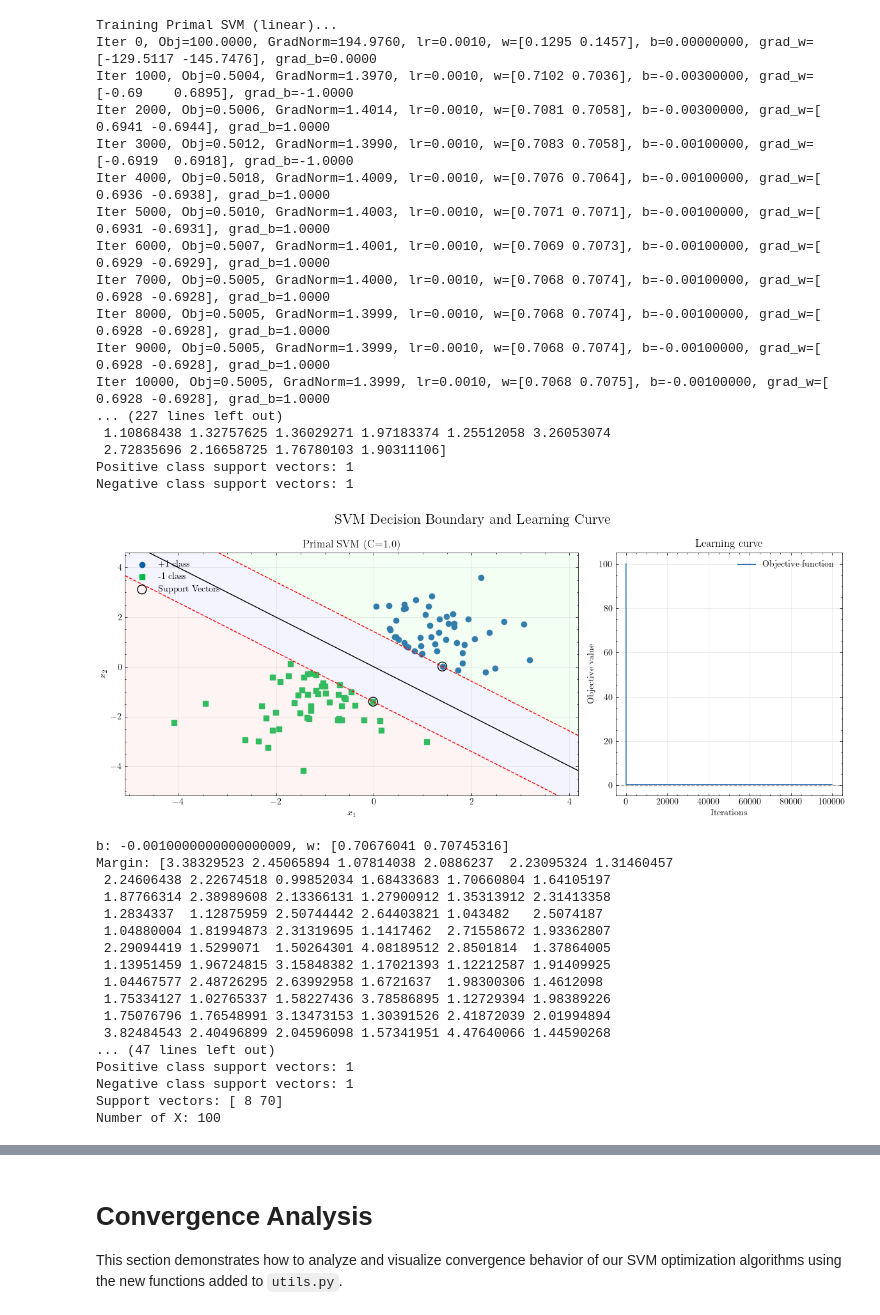
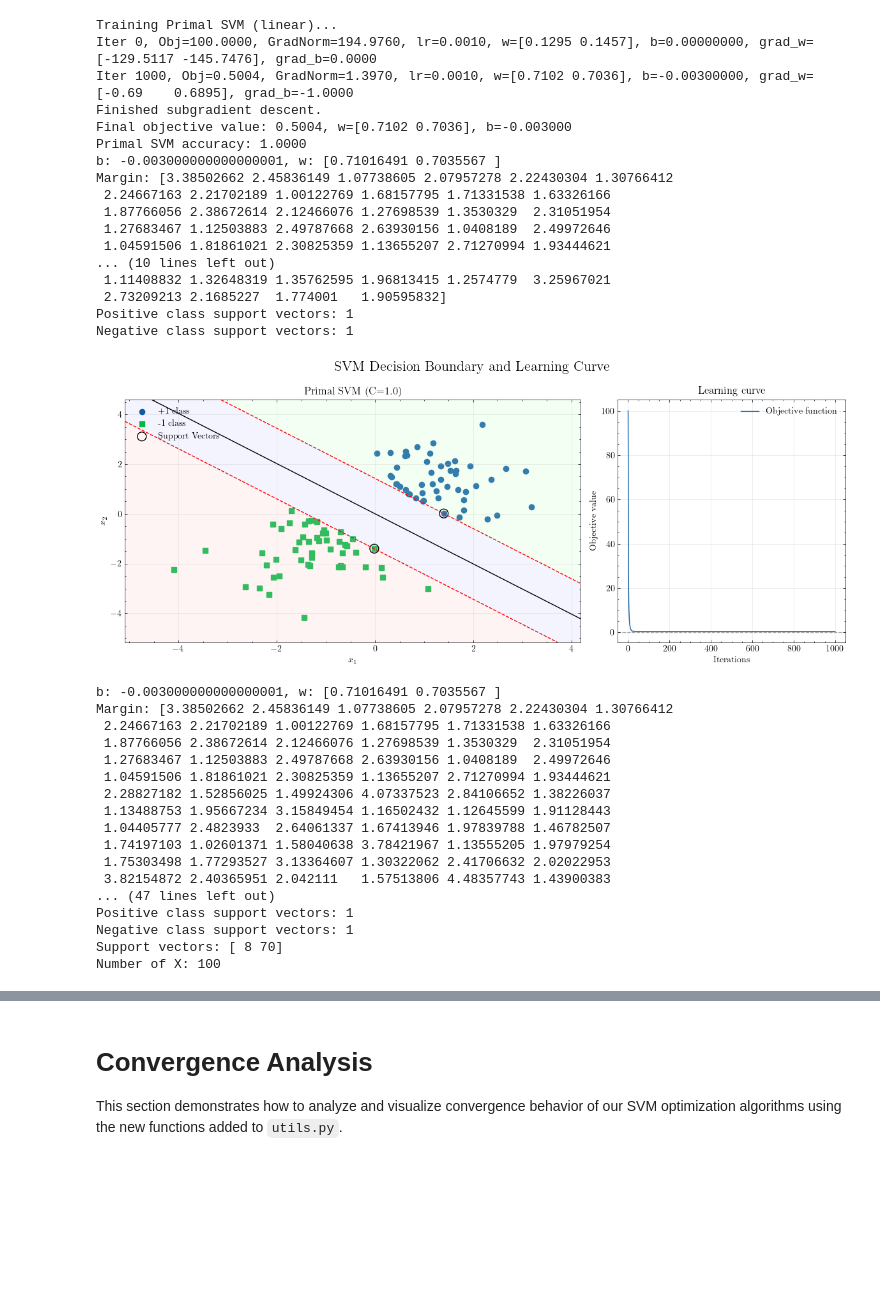
Before and after one commit to TrymSaether/svm-classifier, a Jupyter notebook: svm/demo.ipynb, the cells around one changed output, grey strips where cells are left out. Drawn from its saved outputs; the diff is of its cells as text; code cells hidden in the pictures; blank space fills up the shorter version.

```diff
--- a/svm/demo.ipynb
+++ b/svm/demo.ipynb
@@ -14,53 +14,56 @@ except ImportError:
     print("scienceplots not found, using default matplotlib style.")
     plt.style.use('default')
 # %%
+max_iter = 1000
+tol = 1e-3
+
 # Example usage for both models (uses test_linear function)
 X, y = make_toy_data(n=100, random_state=42)
 # %%
 # Linear SVM - primal formulation
 print("Training Primal SVM (linear)...")
-primal_model = PrimalSVM(C=1.00, max_iter=100_000, tol=1e-12, lr=1e-3, bb_steps=True, verbose=True)
+primal_model = PrimalSVM(C=1.00, max_iter=max_iter, tol=1e-12, lr=1e-3, bb_steps=True, verbose=True)
 primal_model.fit(X, y)
 primal_accuracy = primal_model.score(X, y)
 print(f"Primal SVM accuracy: {primal_accuracy:.4f}")
 plot_decision_boundary_2D(primal_model, X, y, title=f"Primal SVM (C={primal_model.C})",save_path="../figures/primal_svm.png")
 
 primal_model.get_support_vectors()
 print(f"Number of support vectors: {len(primal_model.get_support_vectors())}")
 print(f"Support vectors: {primal_model.get_support_vectors()}")
 primal_model.b
 print(f"Number of X: {len(X)}")
 # %% [output]
 Training Primal SVM (linear)...
 Iter 0, Obj=100.0000, GradNorm=194.9760, lr=0.0010, w=[0.1295 0.1457], b=0.00000000, grad_w=[-129.5117 -145.7476], grad_b=0.0000
 Iter 1000, Obj=0.5004, GradNorm=1.3970, lr=0.0010, w=[0.7102 0.7036], b=-0.00300000, grad_w=[-0.69    0.6895], grad_b=-1.0000
-Iter 2000, Obj=0.5006, GradNorm=1.4014, lr=0.0010, w=[0.7081 0.7058], b=-0.00300000, grad_w=[ 0.6941 -0.6944], grad_b=1.0000
-Iter 3000, Obj=0.5012, GradNorm=1.3990, lr=0.0010, w=[0.7083 0.7058], b=-0.00100000, grad_w=[-0.6919  0.6918], grad_b=-1.0000
-Iter 4000, Obj=0.5018, GradNorm=1.4009, lr=0.0010, w=[0.7076 0.7064], b=-0.00100000, grad_w=[ 0.6936 -0.6938], grad_b=1.0000
-Iter 5000, Obj=0.5010, GradNorm=1.4003, lr=0.0010, w=[0.7071 0.7071], b=-0.00100000, grad_w=[ 0.6931 -0.6931], grad_b=1.0000
-Iter 6000, Obj=0.5007, GradNorm=1.4001, lr=0.0010, w=[0.7069 0.7073], b=-0.00100000, grad_w=[ 0.6929 -0.6929], grad_b=1.0000
-Iter 7000, Obj=0.5005, GradNorm=1.4000, lr=0.0010, w=[0.7068 0.7074], b=-0.00100000, grad_w=[ 0.6928 -0.6928], grad_b=1.0000
-Iter 8000, Obj=0.5005, GradNorm=1.3999, lr=0.0010, w=[0.7068 0.7074], b=-0.00100000, grad_w=[ 0.6928 -0.6928], grad_b=1.0000
-Iter 9000, Obj=0.5005, GradNorm=1.3999, lr=0.0010, w=[0.7068 0.7074], b=-0.00100000, grad_w=[ 0.6928 -0.6928], grad_b=1.0000
-Iter 10000, Obj=0.5005, GradNorm=1.3999, lr=0.0010, w=[0.7068 0.7075], b=-0.00100000, grad_w=[ 0.6928 -0.6928], grad_b=1.0000
-... (227 lines left out)
- 1.10868438 1.32757625 1.36029271 1.97183374 1.25512058 3.26053074
- 2.72835696 2.16658725 1.76780103 1.90311106]
+Finished subgradient descent.
+Final objective value: 0.5004, w=[0.7102 0.7036], b=-0.003000
+Primal SVM accuracy: 1.0000
+b: -0.003000000000000001, w: [0.71016491 0.7035567 ]
+Margin: [3.38502662 2.45836149 1.07738605 2.07957278 2.22430304 1.30766412
+ 2.24667163 2.21702189 1.00122769 1.68157795 1.71331538 1.63326166
+ 1.87766056 2.38672614 2.12466076 1.27698539 1.3530329  2.31051954
+ 1.27683467 1.12503883 2.49787668 2.63930156 1.0408189  2.49972646
+ 1.04591506 1.81861021 2.30825359 1.13655207 2.71270994 1.93444621
+... (10 lines left out)
+ 1.11408832 1.32648319 1.35762595 1.96813415 1.2574779  3.25967021
+ 2.73209213 2.1685227  1.774001   1.90595832]
 Positive class support vectors: 1
 Negative class support vectors: 1
-[figure, old version]
+[figure, new version]
-b: -0.0010000000000000009, w: [0.70676041 0.70745316]
-Margin: [3.38329523 2.45065894 1.07814038 2.0886237  2.23095324 1.31460457
- 2.24606438 2.22674518 0.99852034 1.68433683 1.70660804 1.64105197
- 1.87766314 2.38989608 2.13366131 1.27900912 1.35313912 2.31413358
- 1.2834337  1.12875959 2.50744442 2.64403821 1.043482   2.5074187
- 1.04880004 1.81994873 2.31319695 1.1417462  2.71558672 1.93362807
- 2.29094419 1.5299071  1.50264301 4.08189512 2.8501814  1.37864005
- 1.13951459 1.96724815 3.15848382 1.17021393 1.12212587 1.91409925
- 1.04467577 2.48726295 2.63992958 1.6721637  1.98300306 1.4612098
- 1.75334127 1.02765337 1.58227436 3.78586895 1.12729394 1.98389226
- 1.75076796 1.76548991 3.13473153 1.30391526 2.41872039 2.01994894
- 3.82484543 2.40496899 2.04596098 1.57341951 4.47640066 1.44590268
+b: -0.003000000000000001, w: [0.71016491 0.7035567 ]
+Margin: [3.38502662 2.45836149 1.07738605 2.07957278 2.22430304 1.30766412
+ 2.24667163 2.21702189 1.00122769 1.68157795 1.71331538 1.63326166
+ 1.87766056 2.38672614 2.12466076 1.27698539 1.3530329  2.31051954
+ 1.27683467 1.12503883 2.49787668 2.63930156 1.0408189  2.49972646
+ 1.04591506 1.81861021 2.30825359 1.13655207 2.71270994 1.93444621
+ 2.28827182 1.52856025 1.49924306 4.07337523 2.84106652 1.38226037
+ 1.13488753 1.95667234 3.15849454 1.16502432 1.12645599 1.91128443
+ 1.04405777 2.4823933  2.64061337 1.67413946 1.97839788 1.46782507
+ 1.74197103 1.02601371 1.58040638 3.78421967 1.13555205 1.97979254
+ 1.75303498 1.77293527 3.13364607 1.30322062 2.41706632 2.02022953
+ 3.82154872 2.40365951 2.042111   1.57513806 4.48357743 1.43900383
 ... (47 lines left out)
 Positive class support vectors: 1
 Negative class support vectors: 1
```
Also changed, not shown: parts of 7 cells of this notebook, 6 other files.
